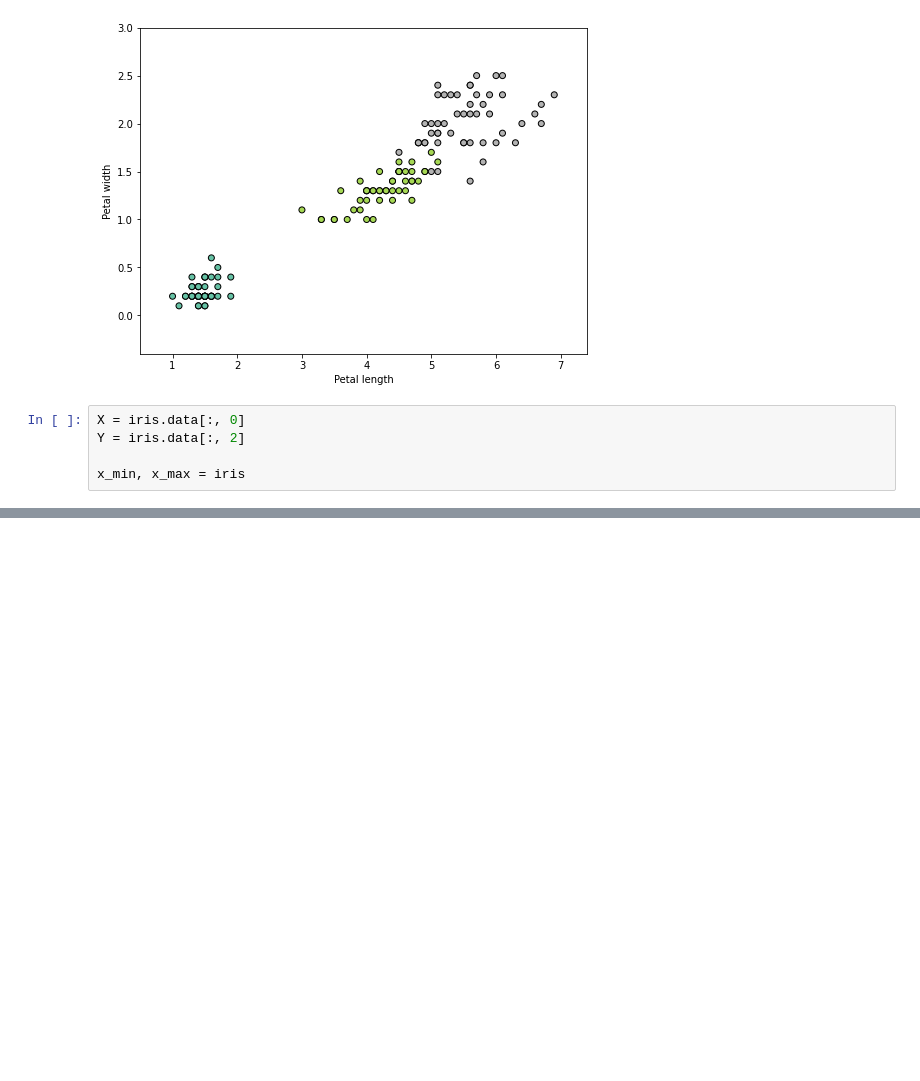
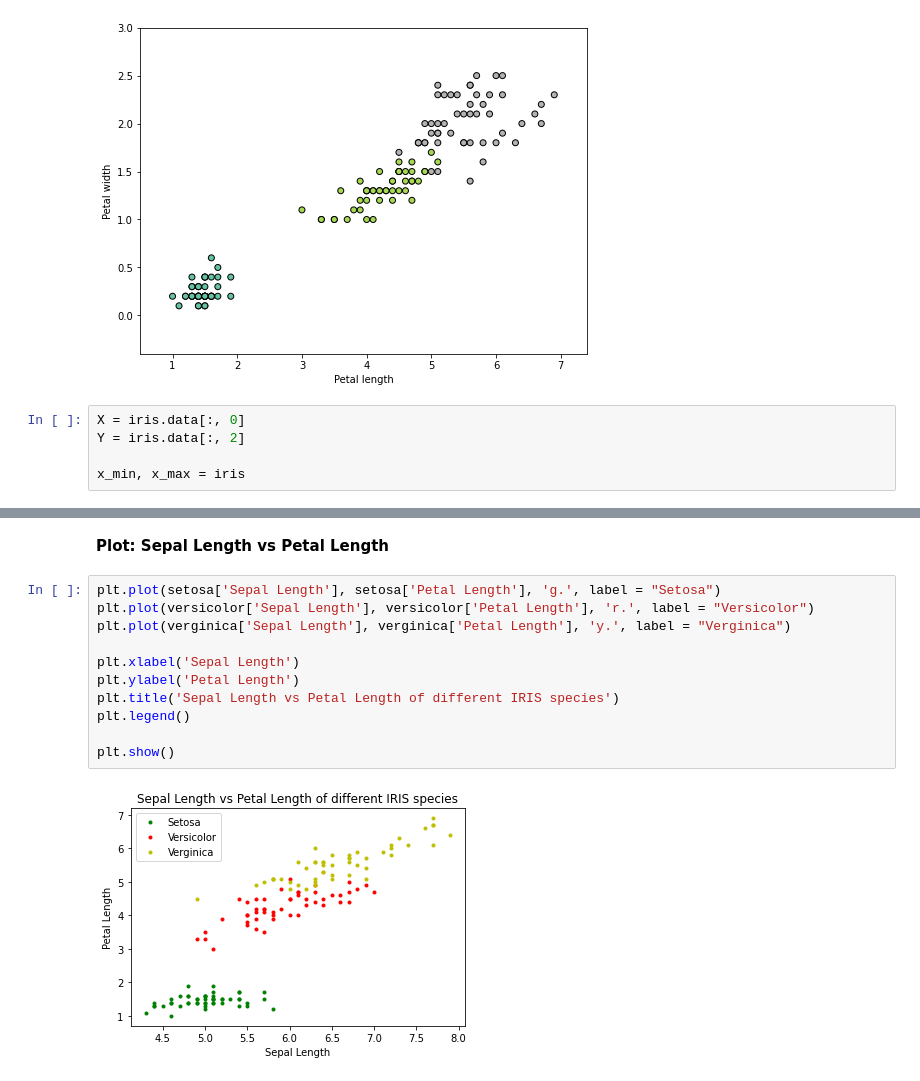
Before and after one commit to nilishalu/WE-Machine-Learning-Sessions, a Jupyter notebook: Sessions/WE_20221118.ipynb, the cells around one changed output, grey strips where cells are left out. Cells and saved outputs as stored; diff of their text form; blank space fills up the shorter version.

```diff
--- a/Sessions/WE_20221118.ipynb
+++ b/Sessions/WE_20221118.ipynb
@@ -225,0 +260,15 @@ plt.show()
+# %% [markdown]
+**Plot: Sepal Length vs Petal Length**
+# %%
+plt.plot(setosa['Sepal Length'], setosa['Petal Length'], 'g.', label = "Setosa")
+plt.plot(versicolor['Sepal Length'], versicolor['Petal Length'], 'r.', label = "Versicolor")
+plt.plot(verginica['Sepal Length'], verginica['Petal Length'], 'y.', label = "Verginica")
+
+plt.xlabel('Sepal Length')
+plt.ylabel('Petal Length')
+plt.title('Sepal Length vs Petal Length of different IRIS species')
+plt.legend()
+
+plt.show()
+# %% [output]
+[figure, added]
```
Also changed, not shown: parts of 16 cells of this notebook.
